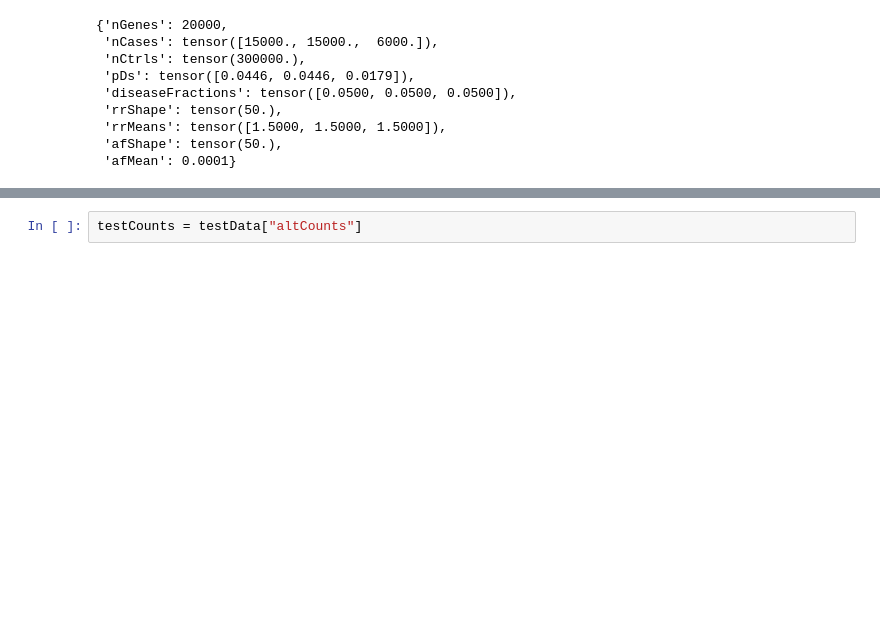
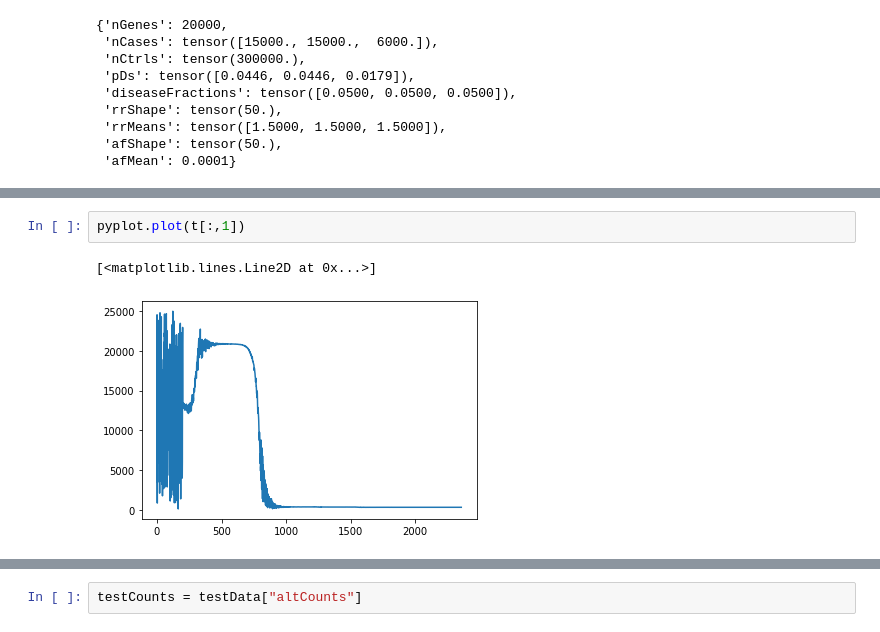
Before and after one commit to akotlar/multivariate-tada, a Jupyter notebook: MVLN-sim-mvn.ipynb, the cells around one changed output, grey strips where cells are left out. Saved outputs shown, nothing was run; the diff lists cells and outputs as text; blank space fills up the shorter version.

```diff
--- a/MVLN-sim-mvn.ipynb
+++ b/MVLN-sim-mvn.ipynb
@@ -1065,0 +1053,5 @@ NameError: name 'testFit' is not defined
+# %%
+pyplot.plot(t[:,1])
+# %% [output]
+[<matplotlib.lines.Line2D at 0x...>]
+[figure, added]
```
Also changed, not shown: parts of 27 cells of this notebook, 4 other files.
